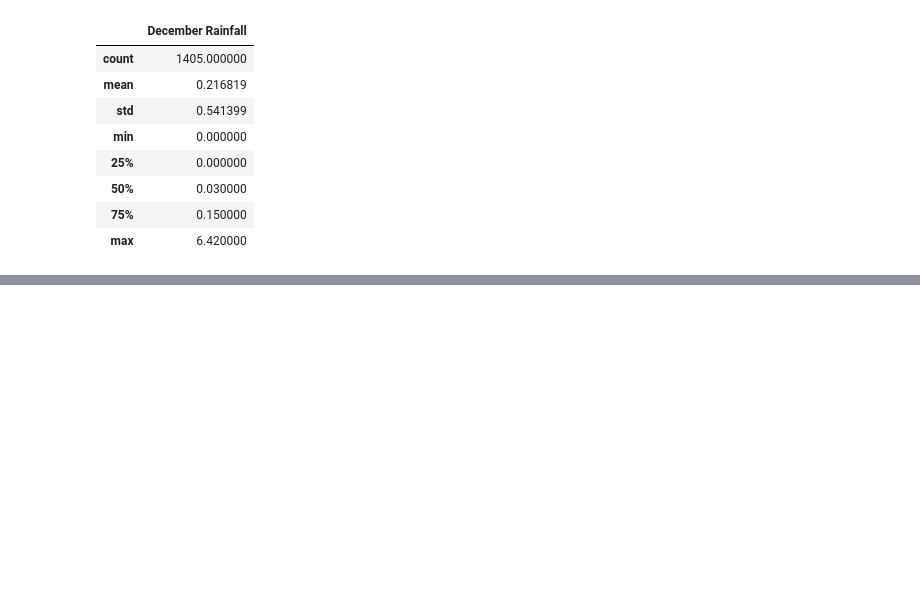
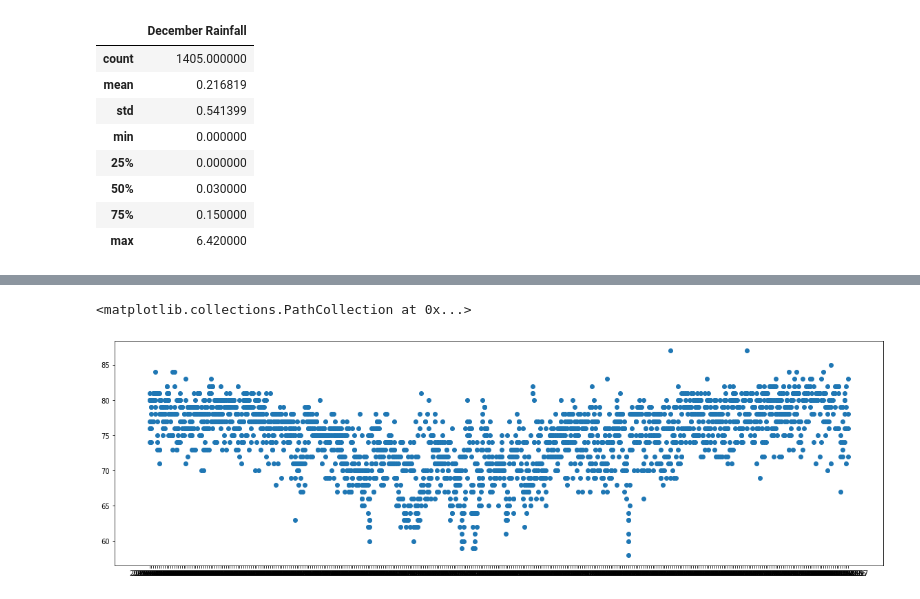
Before and after one commit to honoruru/surfs_up, a Jupyter notebook: SurfsUp_Challenge.ipynb, the cells around one changed output, grey strips where cells are left out. Cells and saved outputs as stored; diff of their text form; code cells hidden in the pictures; blank space fills up the shorter version.

```diff
--- a/SurfsUp_Challenge.ipynb
+++ b/SurfsUp_Challenge.ipynb
@@ -152,0 +170,12 @@ df.describe()
+# %%
+x_axis_session = session.query(Measurement.date).filter(Measurement.date >= prev_year).all()
+# Convert to a list.
+x_axis = [temp.date for temp in x_axis_session]
+y_axis_session = session.query(Measurement.tobs).filter(Measurement.date >= prev_year).all()
+# Convert to a list.
+y_axis = [temp.tobs for temp in y_axis_session]
+fig, ax = plt.subplots(figsize=(20,6))
+ax.scatter(x_axis, y_axis)
+# %% [output]
+<matplotlib.collections.PathCollection at 0x...>
+[figure, added]
```
Also changed, not shown: parts of 22 cells of this notebook, 4 other files.
